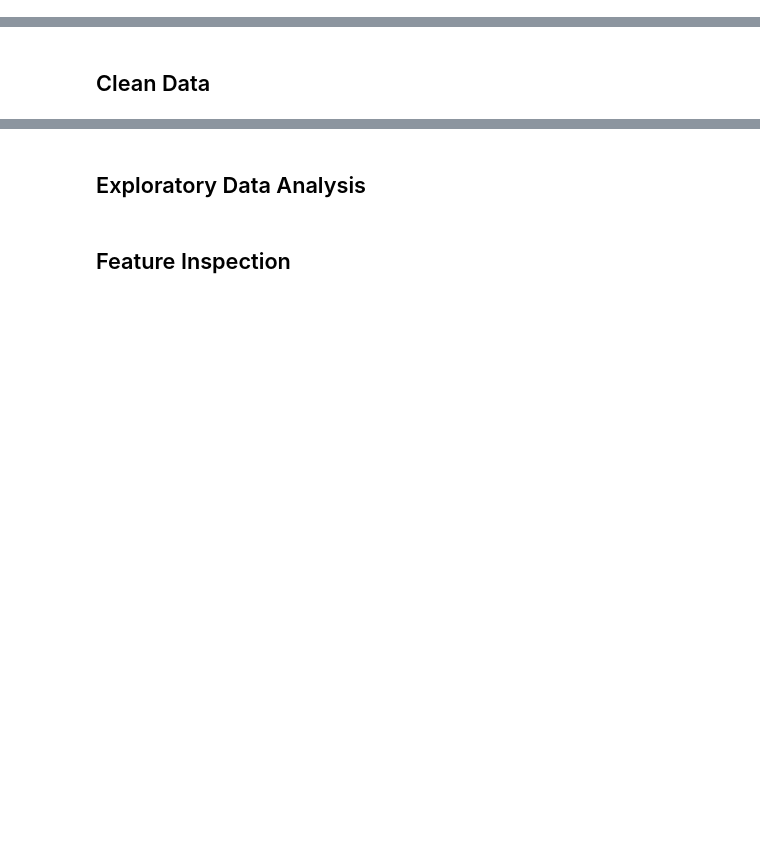
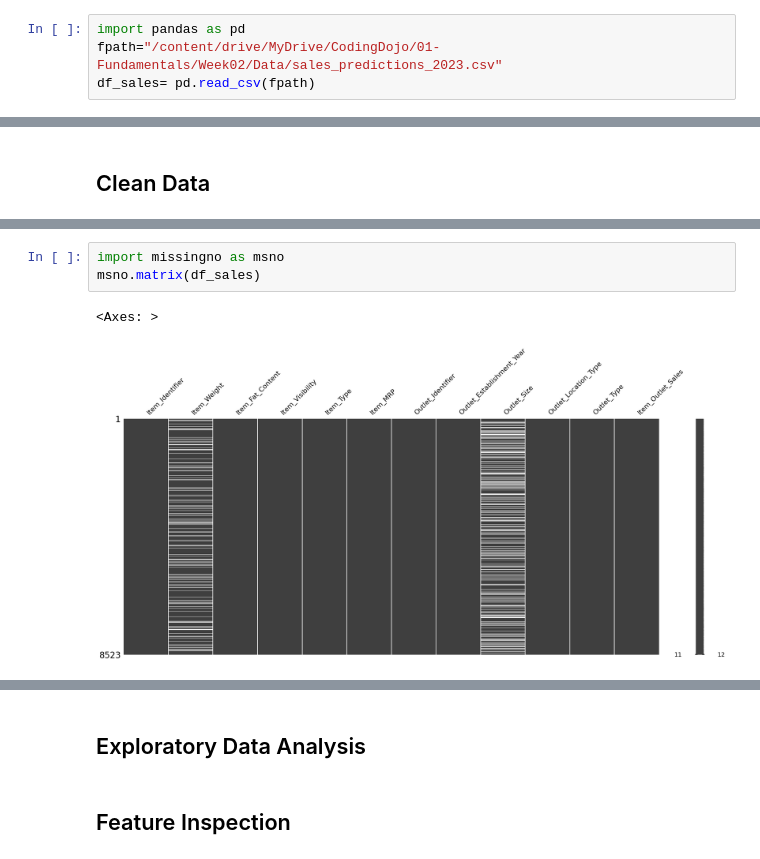
Before and after one commit to Imen-Yahyaoui/Prediction-of-Product-Sales, a Jupyter notebook: Prediction_of_Product_Sales.ipynb, the cells around one changed output, grey strips where cells are left out. Drawn from its saved outputs; the diff is of its cells as text; blank space fills up the shorter version.

```diff
--- a/Prediction_of_Product_Sales.ipynb
+++ b/Prediction_of_Product_Sales.ipynb
@@ -8,3 +8,7 @@
 ## Project Overview
 # %% [markdown]
 ## Load and Inspect Data
+# %%
+import pandas as pd
+fpath="/content/drive/MyDrive/CodingDojo/01-Fundamentals/Week02/Data/sales_predictions_2023.csv"
+df_sales= pd.read_csv(fpath)
@@ -12,0 +110,6 @@
+# %%
+import missingno as msno
+msno.matrix(df_sales)
+# %% [output]
+<Axes: >
+[figure, added]
```
Also changed, not shown: parts of 20 cells of this notebook.
